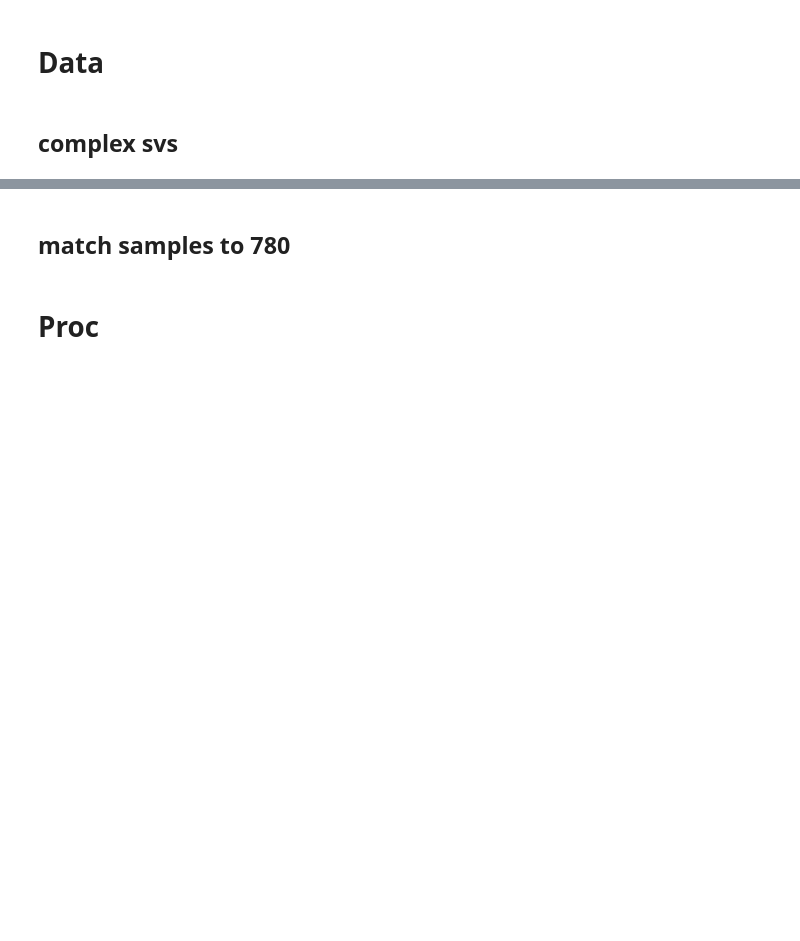
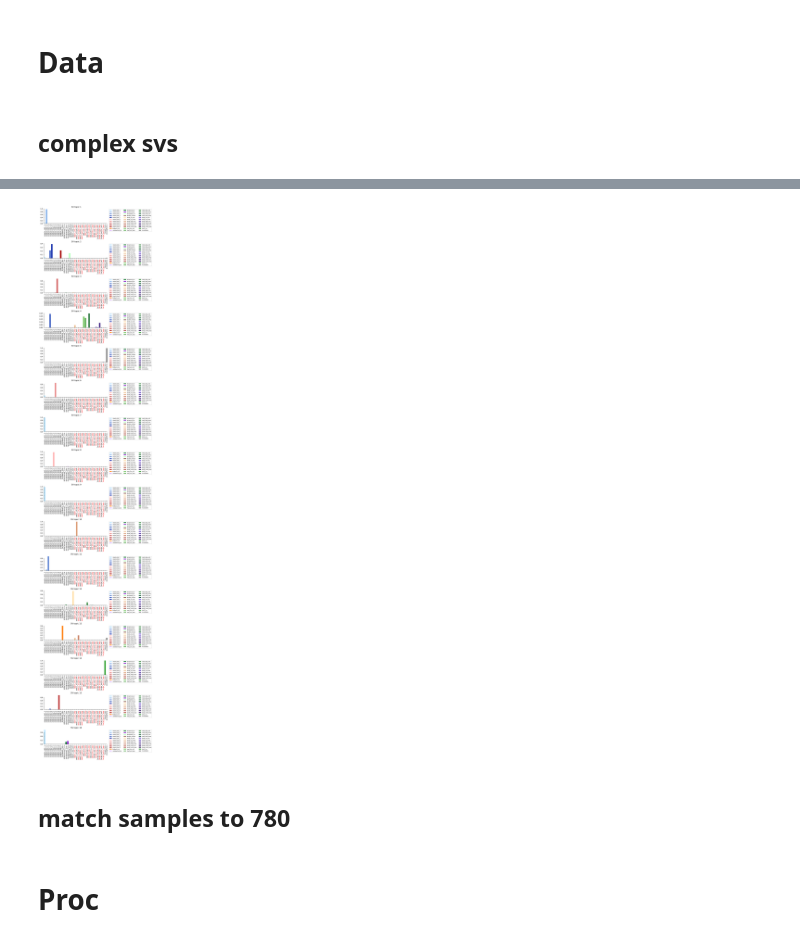
Before and after one commit to shahcompbio/mmctm-pipeline-gdan, a Jupyter notebook: notebooks/mmctm-breast.ipynb, the cells around one changed output, grey strips where cells are left out. Drawn from its saved outputs; the diff is of its cells as text; code cells hidden in the pictures; blank space fills up the shorter version.

```diff
--- a/notebooks/mmctm-breast.ipynb
+++ b/notebooks/mmctm-breast.ipynb
@@ -183,0 +203,8 @@ dst
+# %%
+def get_var_sig(var_sig_path, vartype="SNV", debug=False):
+    var = pd.read_table(var_sig_path, index_col=3)
+    var = var[var.modality == vartype] # SNV, SV, INDEL
+    var = var.set_index(var.index.str.replace("->", ">"))
+    if debug: print(var.shape)
+    if debug: print(var.head())
+    return var
@@ -184,3 +271,18 @@ dst
+# %%
+sigs_path = '/juno/work/shah/users/chois7/tickets/breast-mmctm/train/results/analysis/model/SNV9_SV16_INDEL8/model_sigs.tsv'
+sv = get_var_sig(sigs_path, vartype='SV')
+n_sv_topics = sv.topic.unique().shape[0]
+fig, axes = plt.subplots(n_sv_topics, 1, figsize=(10, 3 * n_sv_topics))
+for ix, topic in enumerate(sv.topic.unique()):
+    ax = axes[ix]
+    topic_sv = sv[sv['topic']==topic].copy()
+    title = f"SV topic {topic}"
+    ax.set_title(title)
+    df = plot_sv_spectra(topic_sv, title, ax)
+    # break
+plt.tight_layout()
+# %% [output]
+[figure, added]
 # %% [markdown]
 ## match samples to 780
 # %%
```
Also changed, not shown: parts of 9 cells of this notebook, 2 other files.
